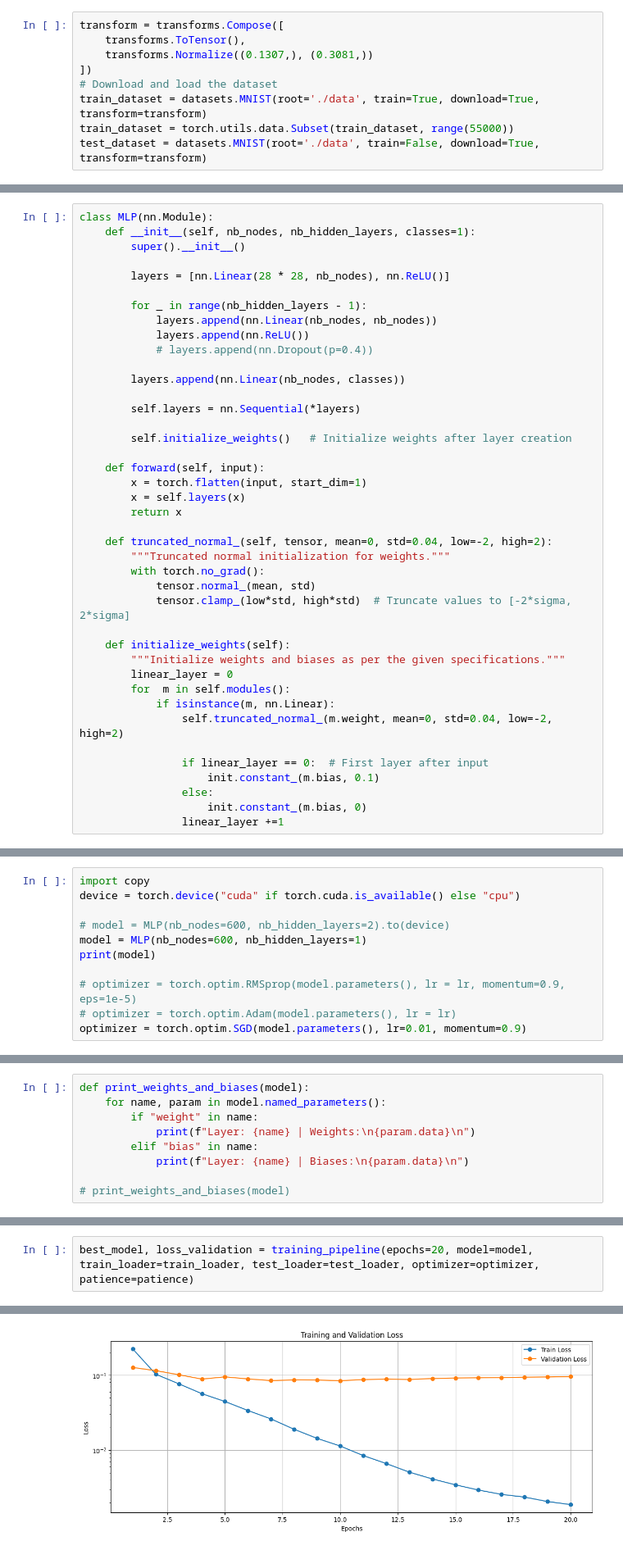
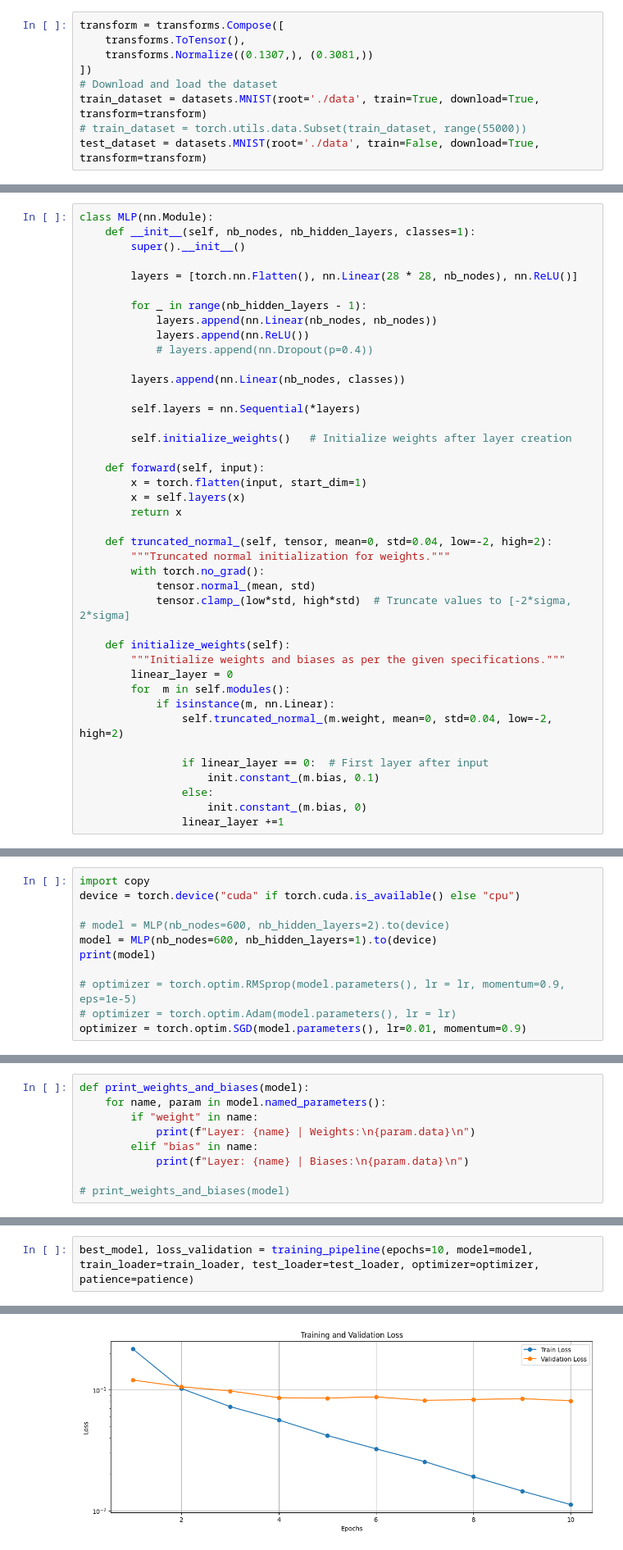
Before and after one commit to Antoinelunven/Bayesian_ML, a Jupyter notebook: Projet_PAC_Bayes.ipynb, the cells around one changed output, grey strips where cells are left out. Shown at 82% size. Drawn from its saved outputs; the diff is of its cells as text.

```diff
--- a/Projet_PAC_Bayes.ipynb
+++ b/Projet_PAC_Bayes.ipynb
@@ -18,7 +22,7 @@ transform = transforms.Compose([
 ])
 # Download and load the dataset
 train_dataset = datasets.MNIST(root='./data', train=True, download=True, transform=transform)
-train_dataset = torch.utils.data.Subset(train_dataset, range(55000))
+# train_dataset = torch.utils.data.Subset(train_dataset, range(55000))
 test_dataset = datasets.MNIST(root='./data', train=False, download=True, transform=transform)
 # %%
 print(train_dataset)
@@ -55,7 +67,7 @@ class MLP(nn.Module):
     def __init__(self, nb_nodes, nb_hidden_layers, classes=1):
         super().__init__()
 
-        layers = [nn.Linear(28 * 28, nb_nodes), nn.ReLU()]
+        layers = [torch.nn.Flatten(), nn.Linear(28 * 28, nb_nodes), nn.ReLU()]
 
         for _ in range(nb_hidden_layers - 1):
             layers.append(nn.Linear(nb_nodes, nb_nodes))
@@ -100,7 +112,7 @@ import copy
 device = torch.device("cuda" if torch.cuda.is_available() else "cpu")
 
 # model = MLP(nb_nodes=600, nb_hidden_layers=2).to(device)
-model = MLP(nb_nodes=600, nb_hidden_layers=1)
+model = MLP(nb_nodes=600, nb_hidden_layers=1).to(device)
 print(model)
 
 # optimizer = torch.optim.RMSprop(model.parameters(), lr = lr, momentum=0.9, eps=1e-5)
@@ -236,6 +243,6 @@ def training_pipeline(epochs, model, train_loader, test_loader, optimizer, patie
     plot_training_history(loss_train_tab, loss_valid_tab)
     return best_model, loss_valid_tab
 # %%
-best_model, loss_validation = training_pipeline(epochs=20, model=model, train_loader=train_loader, test_loader=test_loader, optimizer=optimizer, patience=patience)
+best_model, loss_validation = training_pipeline(epochs=10, model=model, train_loader=train_loader, test_loader=test_loader, optimizer=optimizer, patience=patience)
 # %% [output]
 Module sélectionné pour l'entraînement : cuda
@@ -269 +267 @@ Epoch 20/20 - Train Loss: 0.0019, Validation Loss: 0.0956, Train Acc: 1.0000, Va
-[figure, old version]
+[figure, new version]
```
Also changed, not shown: parts of 16 cells of this notebook, 1 other file.
